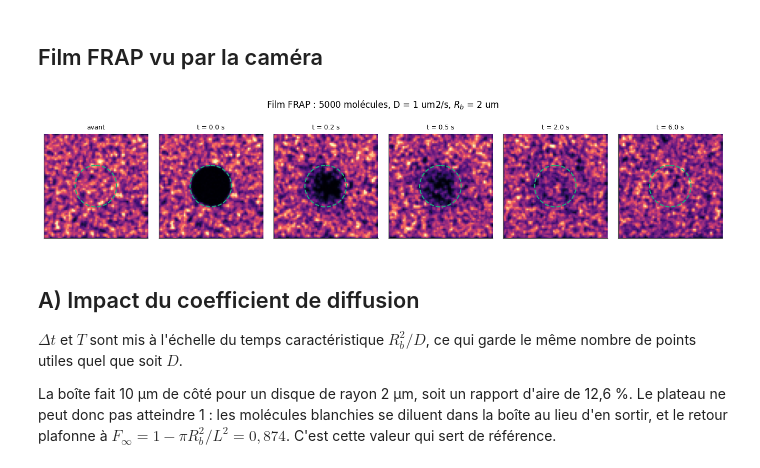
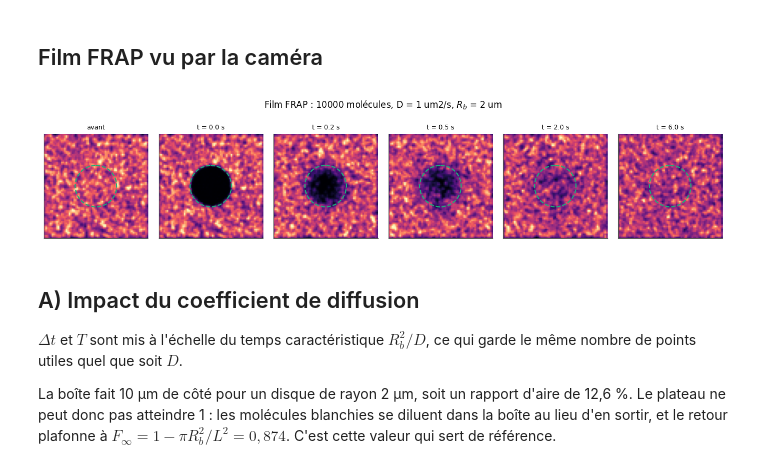
Before and after one commit to EliasOuelletOviedo/Analyse-des-signaux, a Jupyter notebook: Devoir 2/Devoir 2.ipynb, the cells around one changed output. Saved outputs shown, nothing was run; the diff lists cells and outputs as text; code cells hidden in the pictures.

```diff
--- a/Devoir 2/Devoir 2.ipynb
+++ b/Devoir 2/Devoir 2.ipynb
@@ -786,8 +786,8 @@ def D_par_trajectoire(R, dt, nlag=10):
 
     return np.polyfit(lags*dt, m, 1)[0]/4
 
-t, R = simuler(Plan(2.), D1, 200., DT1, n=200, seed=12)   # 200 trajectoires de 200 s
-durees = np.array([0.5, 1, 2, 5, 20, 50, 200])
+t, R = simuler(Plan(2.), D1, 1000., DT1, n=1000, seed=12)
+durees = np.array([1, 3, 10, 30, 100, 300, 1000])
 est = [D_par_trajectoire(R[:int(T/DT1) + 1], DT1) for T in durees]
 med = np.array([np.median(e) for e in est])
 p10 = np.array([np.percentile(e, 10) for e in est])
@@ -814,7 +814,7 @@ ax[1].set_ylabel("écart-type relatif de $D$")
 ax[1].legend()
 ax[1].set_title("(b) précision en fonction de T")
 
-for c, T in zip(seq(3), [1, 20, 200]):
+for c, T in zip(seq(4), [1, 10, 100, 1000]):
     ax[2].hist(est[list(durees).index(T)], bins=np.linspace(0.5, 1.5, 40), histtype="step", color=c, lw=1.8, label="T = %g s" % T, density=True)
 
 ax[2].axvline(D1, ls="--", color="k", lw=1.2)
@@ -849,7 +849,7 @@ Le bruit de localisation est décorrélé d'une image à l'autre : il ajoute une
 optimal de points $p_{\min} = E(2 + 2{,}7\sqrt{x})$ en comparant, sur des trajectoires **uniques**,
 un ajustement à deux points à un ajustement à $p_{\min}$ points.
 # %%
-sigmas = [0., 0.025, 0.05, 0.1, 0.2, 0.4]
+sigmas = [0., 0.025, 0.05, 0.1, 0.25, 0.5]
 t, R = simuler(Plan(2.), D1, 10.0, DT1, n=20, seed=13)
 
 fig, ax = plt.subplots(1, 3, figsize=(10.5, 3.2))
@@ -863,10 +863,9 @@ for c, s in zip(seq(len(sigmas)), sigmas):
 
     tau, m = msd(Rb_, DT1)
     Df, sf = ajuste_msd(tau, m)
-    x = sf**2/(Df*DT1)                                   # erreur de localisation réduite
-    p = min(int(2 + 2.7*np.sqrt(x)), len(tau))           # Michalet eq. 30
+    x = sf**2/(Df*DT1)
+    p = min(int(2 + 2.7*np.sqrt(x)), len(tau))
 
-    # dispersion des estimations sur des trajectoires uniques : 2 points contre p_min
     tau_p, mp = msd(Rb_, DT1, par_particule=True)
     D2 = np.array([ajuste_msd(tau_p, mp[:, k], npts=2)[0] for k in range(R.shape[1])])
     Dp = np.array([ajuste_msd(tau_p, mp[:, k], npts=p)[0] for k in range(R.shape[1])])
@@ -1145,40 +1144,40 @@ par construction.
 # --- paramètres de référence du simulateur 2 -------------------------------
 L2 = 10.0                   # côté de la boîte, um (grande devant Rb pour un réservoir quasi infini)
 RB = 2.0                    # rayon de la zone blanchie, um
-DENS2 = 50.0                # densité, molécules / um^2
+DENS2 = 100.0                # densité, molécules / um^2
 N2 = int(DENS2*L2**2)       # nombre de molécules
 D2 = 1.0                    # coefficient de diffusion, um^2/s
 
 t, R = simuler(Boite(L2), D2, 6.0, 0.05, n=N2, seed=20)
 fluo = (R[0]**2).sum(-1) >= RB**2                 # molécules non blanchies
 cam = Camera(pixel=0.15, psf=PSF, champ=10., photons=200, fond=5)
 
 instants = [0, 0, 4, 10, 40, 120]
 fig, ax = plt.subplots(1, 6, figsize=(12, 2.4))
 rng = np.random.default_rng(3)
 ech = cam.image(R[0], rng)                          # image avant blanchiment
 vmax = np.percentile(ech, 99.5)
 
 for k, (a, i) in enumerate(zip(ax, instants)):
     if k == 0:
         m = np.ones(N2, bool)          # 1re vignette : avant blanchiment
         titre = "avant"
     else:
         m = fluo
         titre = "t = %.1f s" % t[i]
 
     a.imshow(cam.image(R[i][m], rng), vmin=0, vmax=vmax)
     a.add_patch(Circle((cam.npix/2 - .5,)*2, RB/cam.pixel, fill=False, ec=CAT[2], lw=1.4, ls="--"))
     a.set_title(titre, fontsize=8)
     a.set_xticks([])
     a.set_yticks([])
     a.grid(False)
 
 fig.suptitle("Film FRAP : %d molécules, D = %g um2/s, $R_b$ = %g um" % (N2, D2, RB), y=1.06)
 
 plt.show()
 # %% [output]
-[figure, old version]
+[figure, new version]
 # %% [markdown]
 ## A) Impact du coefficient de diffusion
 
```
Also changed, not shown: parts of 9 cells of this notebook.
